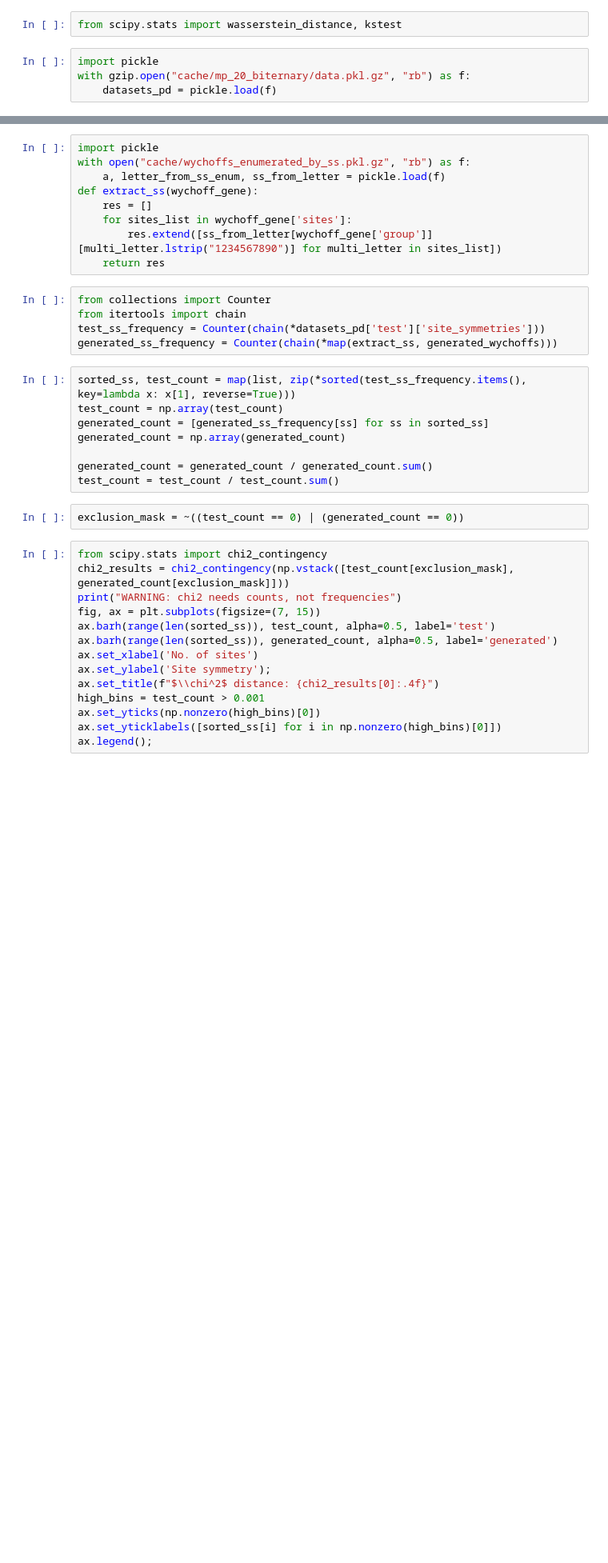
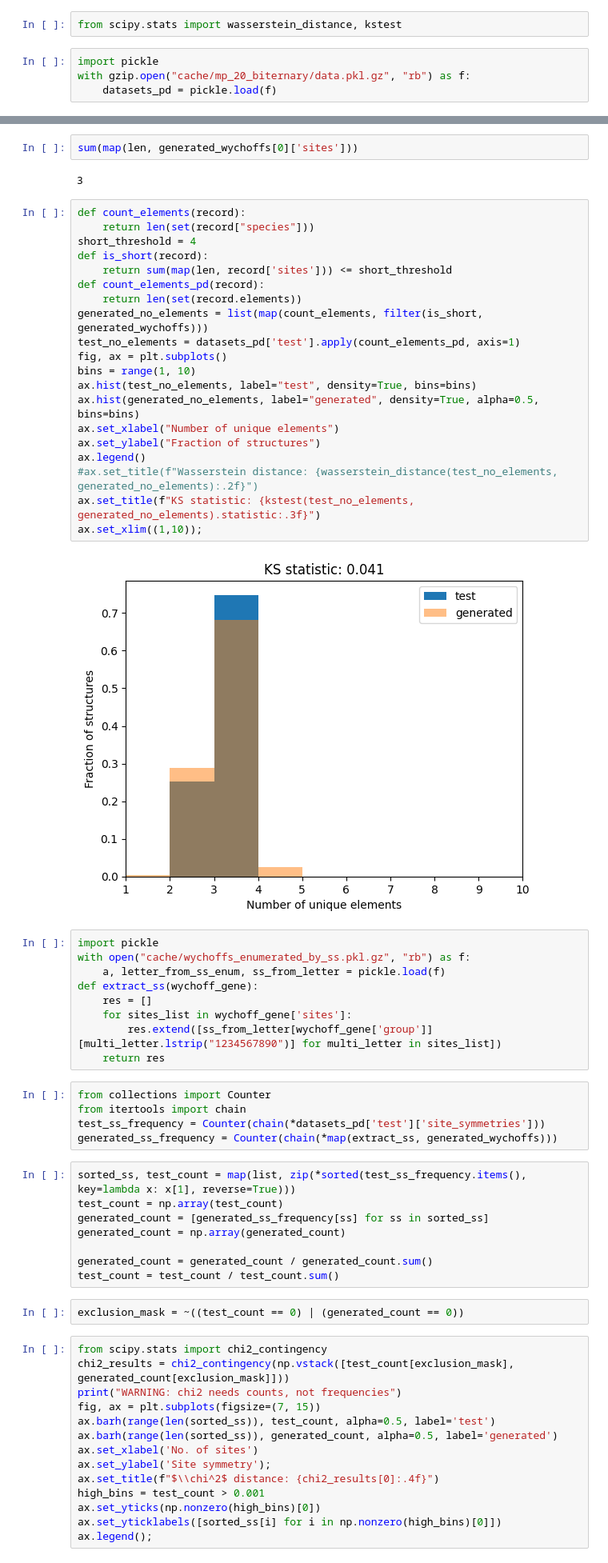
Before and after one commit to kedhip/WyckoffTransformer, a Jupyter notebook: statistical_evaluation_temp_cal.ipynb, the cells around one changed output, grey strips where cells are left out. Shown at 80% size. Cells and saved outputs as stored; diff of their text form; blank space fills up the shorter version.

```diff
--- a/statistical_evaluation_temp_cal.ipynb
+++ b/statistical_evaluation_temp_cal.ipynb
@@ -63,3 +63,29 @@ ax.set_xlim((1,10));
+# %%
+sum(map(len, generated_wychoffs[0]['sites']))
+# %% [output]
+3
+# %%
+def count_elements(record):
+    return len(set(record["species"]))
+short_threshold = 4
+def is_short(record):
+    return sum(map(len, record['sites'])) <= short_threshold
+def count_elements_pd(record):
+    return len(set(record.elements))
+generated_no_elements = list(map(count_elements, filter(is_short, generated_wychoffs)))
+test_no_elements = datasets_pd['test'].apply(count_elements_pd, axis=1)
+fig, ax = plt.subplots()
+bins = range(1, 10)
+ax.hist(test_no_elements, label="test", density=True, bins=bins)
+ax.hist(generated_no_elements, label="generated", density=True, alpha=0.5, bins=bins)
+ax.set_xlabel("Number of unique elements")
+ax.set_ylabel("Fraction of structures")
+ax.legend()
+#ax.set_title(f"Wasserstein distance: {wasserstein_distance(test_no_elements, generated_no_elements):.2f}")
+ax.set_title(f"KS statistic: {kstest(test_no_elements, generated_no_elements).statistic:.3f}")
+ax.set_xlim((1,10));
+# %% [output]
+[figure, added]
 # %%
 import pickle
 with open("cache/wychoffs_enumerated_by_ss.pkl.gz", "rb") as f:
```
Also changed, not shown: parts of 7 cells of this notebook, 13 other files.
